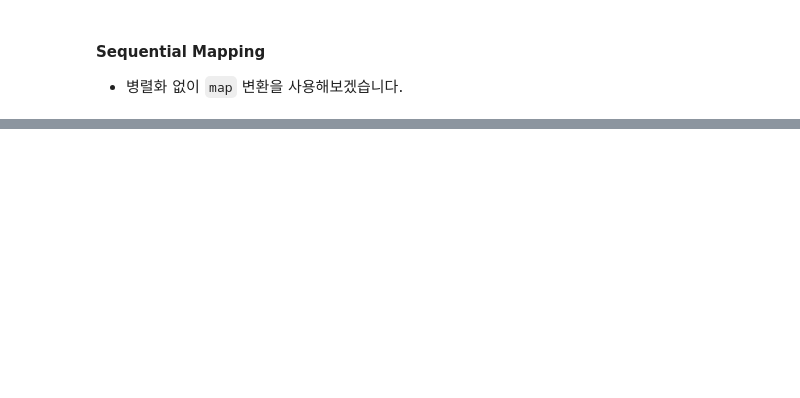
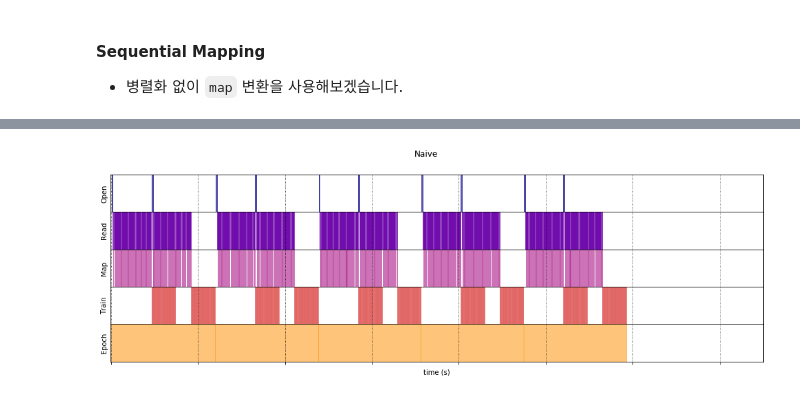
Before and after one commit to Ilevk/TIL, a Jupyter notebook: Python/ML/Studypie_TF2.0/Week 3/Day_5.ipynb, the cells around one changed output, grey strips where cells are left out. Drawn from its saved outputs; the diff is of its cells as text; code cells hidden in the pictures; blank space fills up the shorter version.

```diff
--- a/Python/ML/Studypie_TF2.0/Week 3/Day_5.ipynb
+++ b/Python/ML/Studypie_TF2.0/Week 3/Day_5.ipynb
@@ -185,0 +403,28 @@ Execution time: 0.26811543900021206
+# %%
+# Pipelines comperison
+_batch_map_num_items = 50
+
+def dataset_generator_fun(*args):
+    return TimeMeasuredDataset(num_samples=_batch_map_num_items)
+# %%
+# Naive
+@map_decorator
+def naive_map(steps, times, values):
+    map_enter = time.perf_counter()
+    time.sleep(0.001) # 시간 소비 단계
+    time.sleep(0.0001) # 메모리 소비 단계]
+    map_elapsed = time.perf_counter() - map_enter
+
+    return (
+        tf.concat((steps, [["Map"]]), axis=0),
+        tf.concat((times, [[map_enter, map_elapsed]]), axis=0),
+        tf.concat((values, [values[-1]]), axis=0)
+    )
+naive_timeline = timelined_benchmark(
+    tf.data.Dataset.range(2)
+    .flat_map(dataset_generator_fun)
+    .map(naive_map)
+    .batch(_batch_map_num_items, drop_remainder=True)
+    .unbatch(),
+    5
+)
@@ -185,0 +484,4 @@ Execution time: 0.26811543900021206
+# %%
+draw_timeline(naive_timeline, 'Naive', 15)
+# %% [output]
+[figure, added]
```
Also changed, not shown: parts of 29 cells of this notebook.
